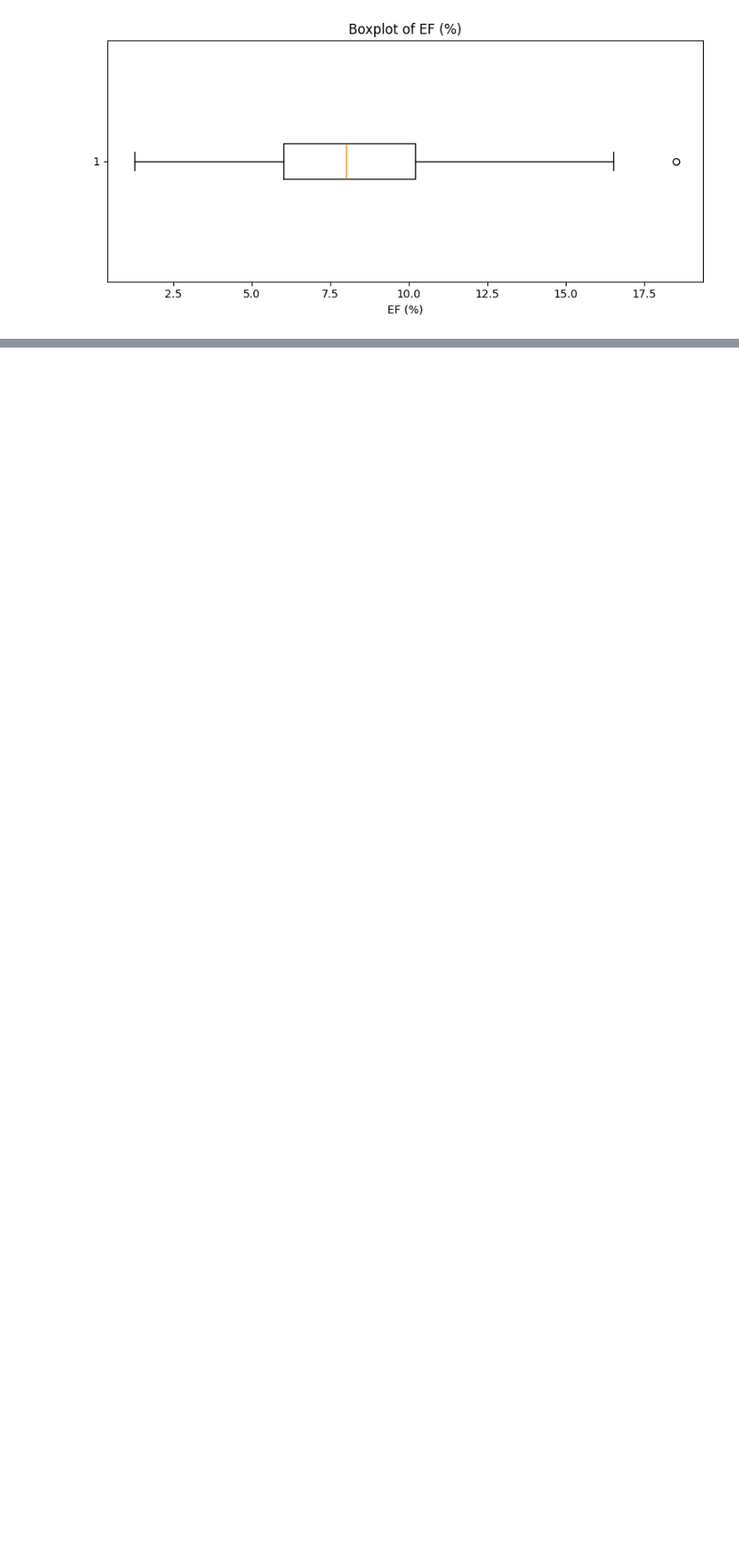
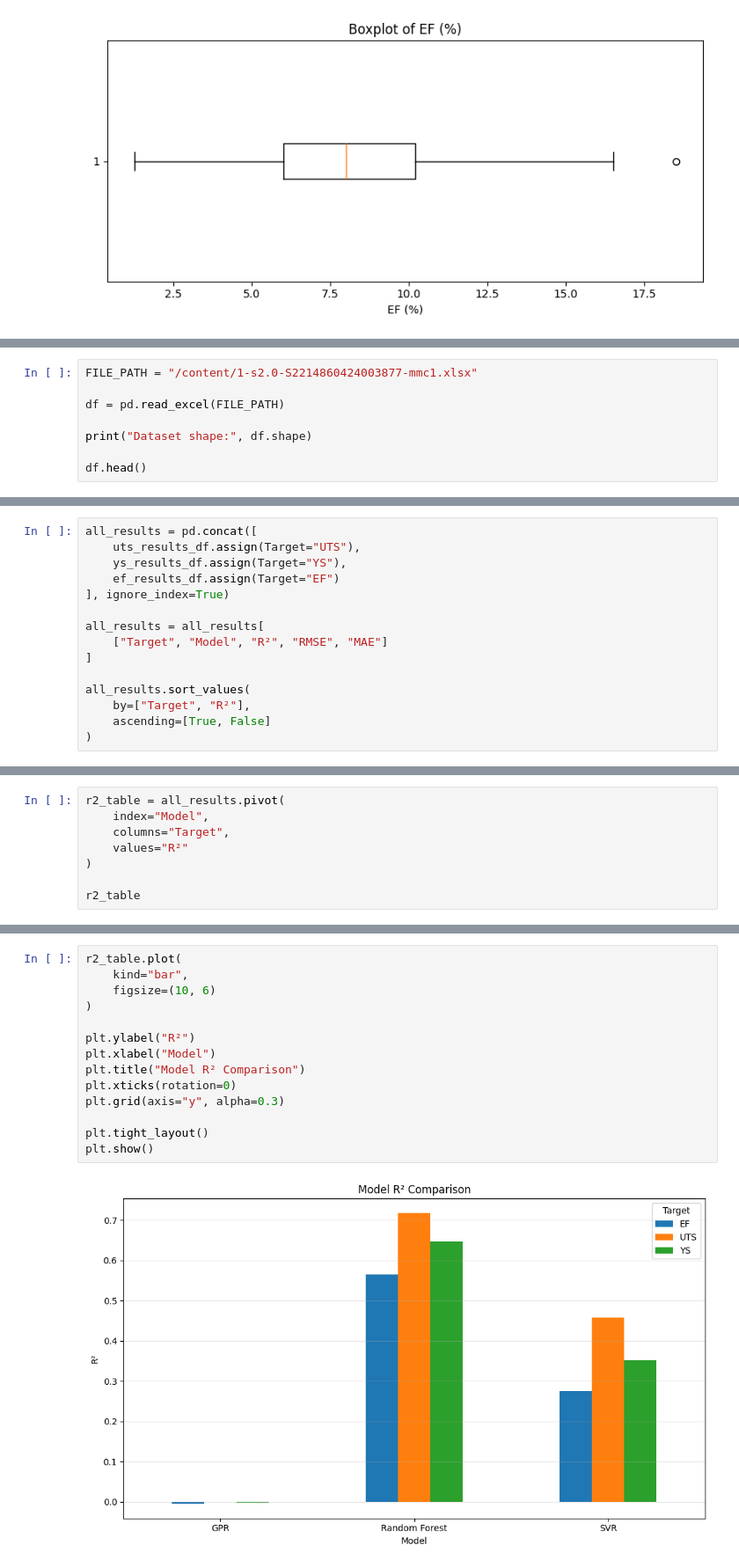
Before and after one commit to AdityaKarippadathUdai/ML-Based-Ti6Al4V-Process-Optimization, a Jupyter notebook: ML_Based_Ti6Al4V_Process_Optimization.ipynb, the cells around one changed output, grey strips where cells are left out. Shown at 88% size. Drawn from its saved outputs; the diff is of its cells as text; blank space fills up the shorter version.

Commit message:
feat:Add ml models

```diff
--- a/ML_Based_Ti6Al4V_Process_Optimization.ipynb
+++ b/ML_Based_Ti6Al4V_Process_Optimization.ipynb
@@ -518,0 +573,8 @@ for column in targets:
+# %%
+FILE_PATH = "/content/1-s2.0-S2214860424003877-mmc1.xlsx"
+
+df = pd.read_excel(FILE_PATH)
+
+print("Dataset shape:", df.shape)
+
+df.head()
@@ -518,0 +909,15 @@ for column in targets:
+# %%
+all_results = pd.concat([
+    uts_results_df.assign(Target="UTS"),
+    ys_results_df.assign(Target="YS"),
+    ef_results_df.assign(Target="EF")
+], ignore_index=True)
+
+all_results = all_results[
+    ["Target", "Model", "R²", "RMSE", "MAE"]
+]
+
+all_results.sort_values(
+    by=["Target", "R²"],
+    ascending=[True, False]
+)
@@ -518,0 +937,8 @@ for column in targets:
+# %%
+r2_table = all_results.pivot(
+    index="Model",
+    columns="Target",
+    values="R²"
+)
+
+r2_table
@@ -518,0 +953,16 @@ for column in targets:
+# %%
+r2_table.plot(
+    kind="bar",
+    figsize=(10, 6)
+)
+
+plt.ylabel("R²")
+plt.xlabel("Model")
+plt.title("Model R² Comparison")
+plt.xticks(rotation=0)
+plt.grid(axis="y", alpha=0.3)
+
+plt.tight_layout()
+plt.show()
+# %% [output]
+[figure, added]
```
Also changed, not shown: parts of 65 cells of this notebook.
